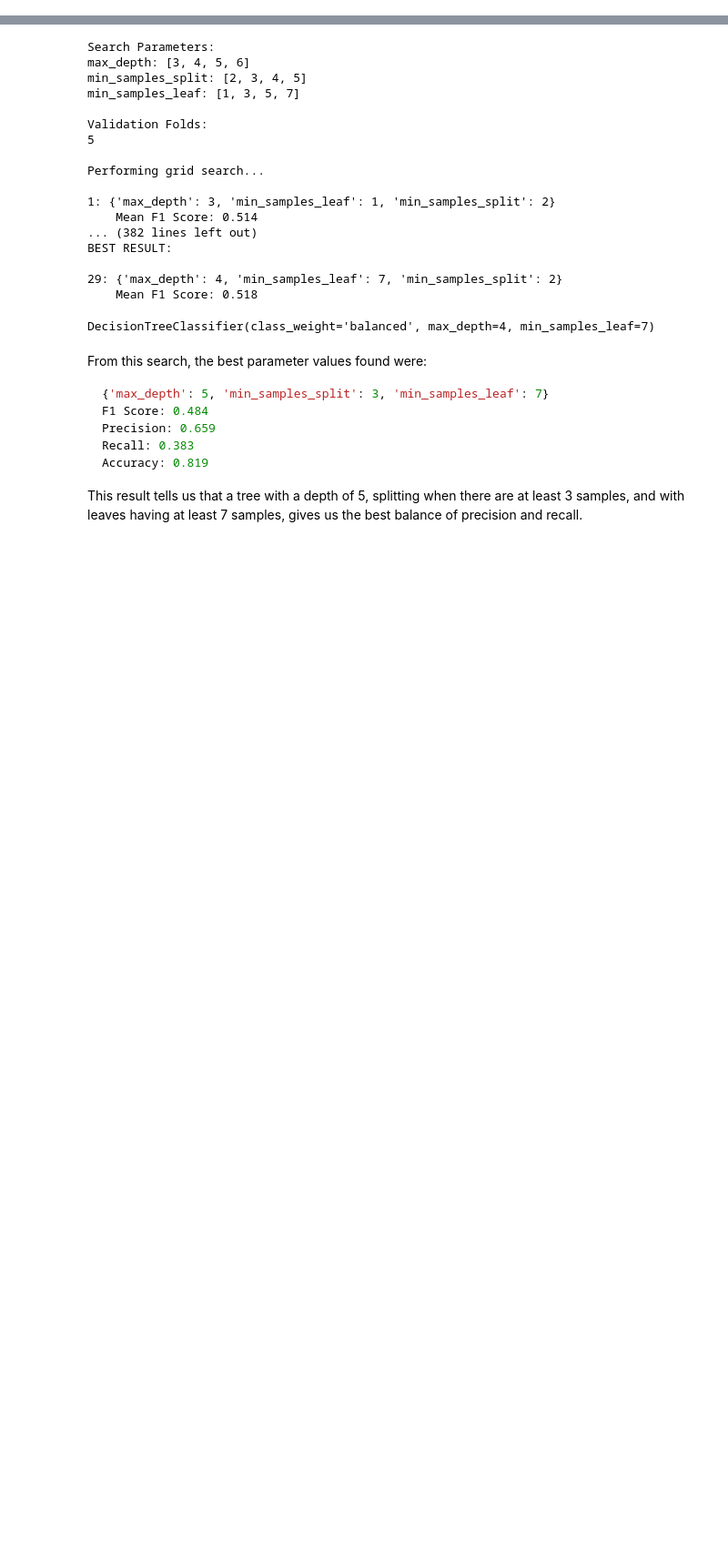
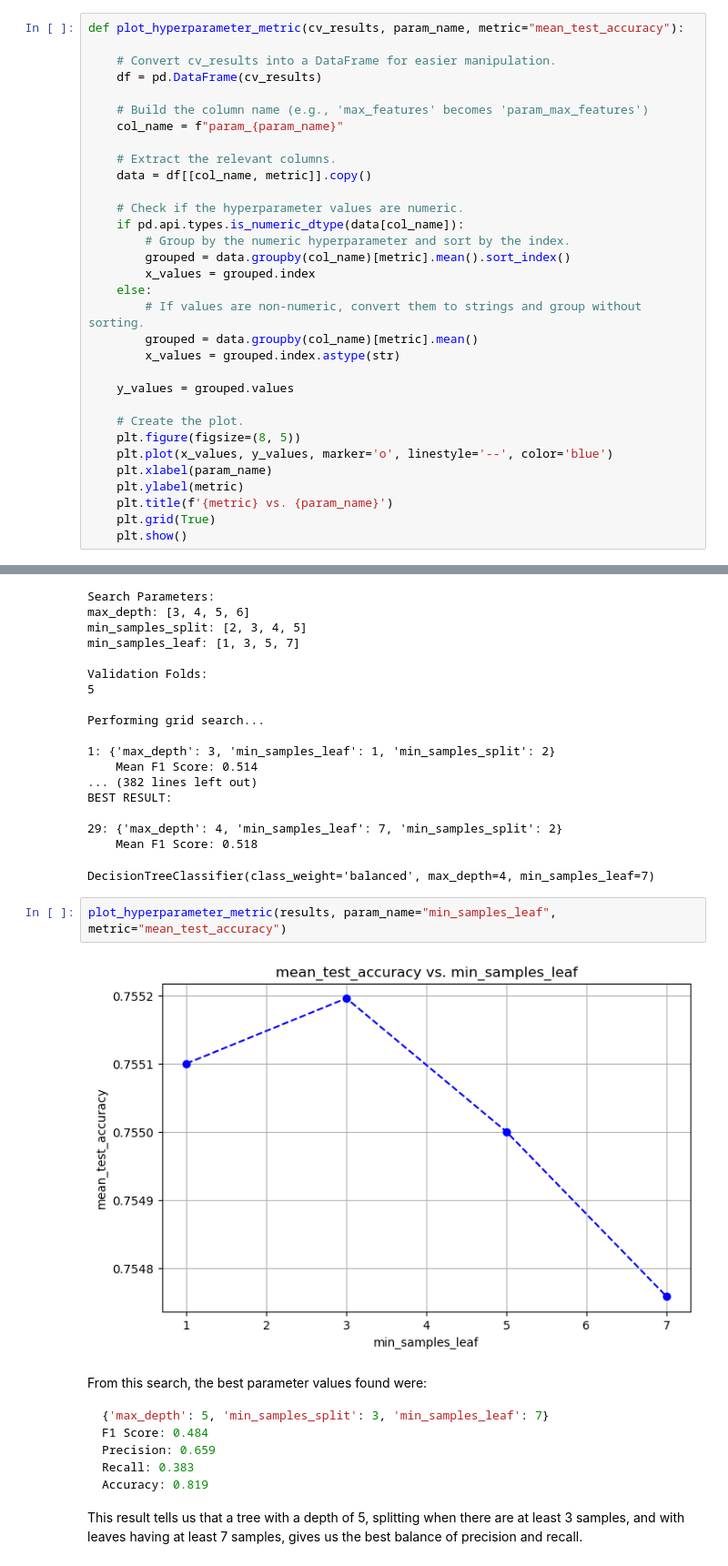
Before and after one commit to SpikeElliot/Data-Mining-Case-Studies, a Jupyter notebook: creditdefault_study/creditdefault.ipynb, the cells around one changed output, grey strips where cells are left out. Shown at 91% size. Drawn from its saved outputs; the diff is of its cells as text; blank space fills up the shorter version.

````diff
--- a/creditdefault_study/creditdefault.ipynb
+++ b/creditdefault_study/creditdefault.ipynb
@@ -247,6 +259,38 @@ def model_threshold_tuner(
     print(f"Best F1 score: {tuned_threshold.best_score_:.3f}")
 
     return tuned_threshold.estimator_, cvres
+# %%
+def plot_hyperparameter_metric(cv_results, param_name, metric="mean_test_accuracy"):
+
+    # Convert cv_results into a DataFrame for easier manipulation.
+    df = pd.DataFrame(cv_results)
+
+    # Build the column name (e.g., 'max_features' becomes 'param_max_features')
+    col_name = f"param_{param_name}"
+
+    # Extract the relevant columns.
+    data = df[[col_name, metric]].copy()
+
+    # Check if the hyperparameter values are numeric.
+    if pd.api.types.is_numeric_dtype(data[col_name]):
+        # Group by the numeric hyperparameter and sort by the index.
+        grouped = data.groupby(col_name)[metric].mean().sort_index()
+        x_values = grouped.index
+    else:
+        # If values are non-numeric, convert them to strings and group without sorting.
+        grouped = data.groupby(col_name)[metric].mean()
+        x_values = grouped.index.astype(str)
+
+    y_values = grouped.values
+
+    # Create the plot.
+    plt.figure(figsize=(8, 5))
+    plt.plot(x_values, y_values, marker='o', linestyle='--', color='blue')
+    plt.xlabel(param_name)
+    plt.ylabel(metric)
+    plt.title(f'{metric} vs. {param_name}')
+    plt.grid(True)
+    plt.show()
 # %% [markdown]
 ### K-Nearest Neighbour Classifier
 
@@ -455,6 +499,10 @@ BEST RESULT:
 29: {'max_depth': 4, 'min_samples_leaf': 7, 'min_samples_split': 2}
     Mean F1 Score: 0.518
 DecisionTreeClassifier(class_weight='balanced', max_depth=4, min_samples_leaf=7)
+# %%
+plot_hyperparameter_metric(results, param_name="min_samples_leaf", metric="mean_test_accuracy")
+# %% [output]
+[figure, added]
 # %% [markdown]
 From this search, the best parameter values found were:
 ```python
````
Also changed, not shown: parts of 6 cells of this notebook.
